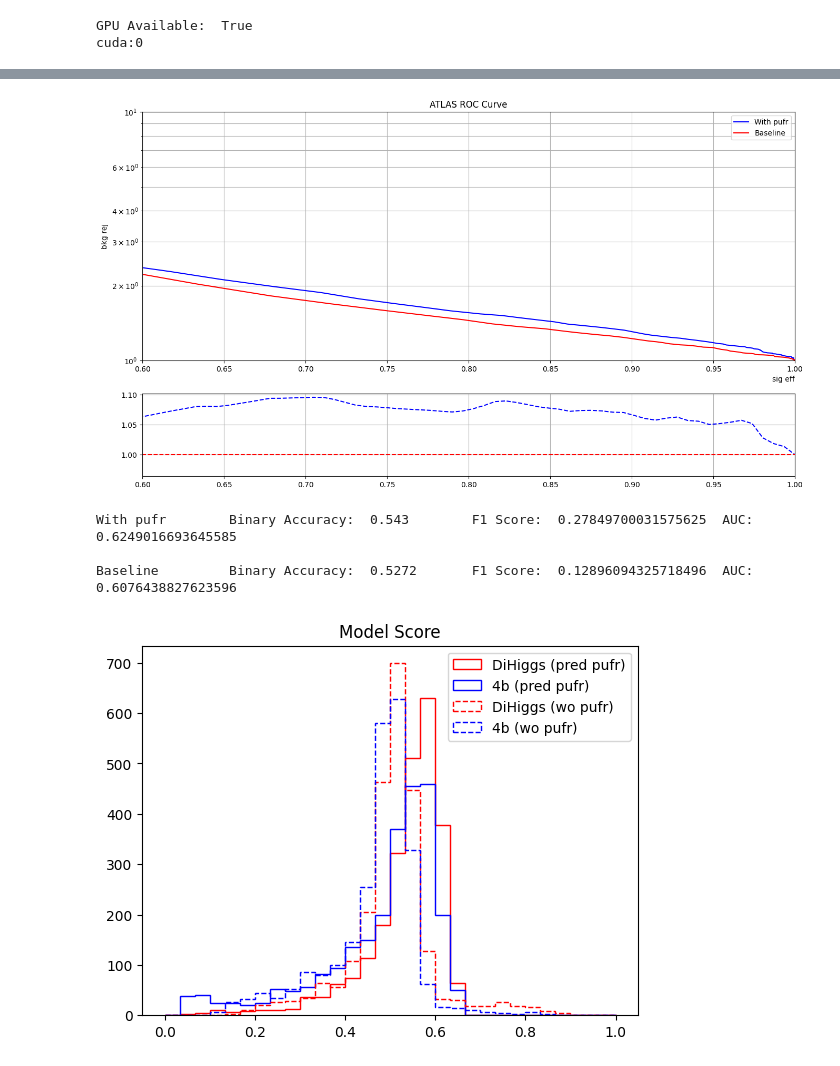
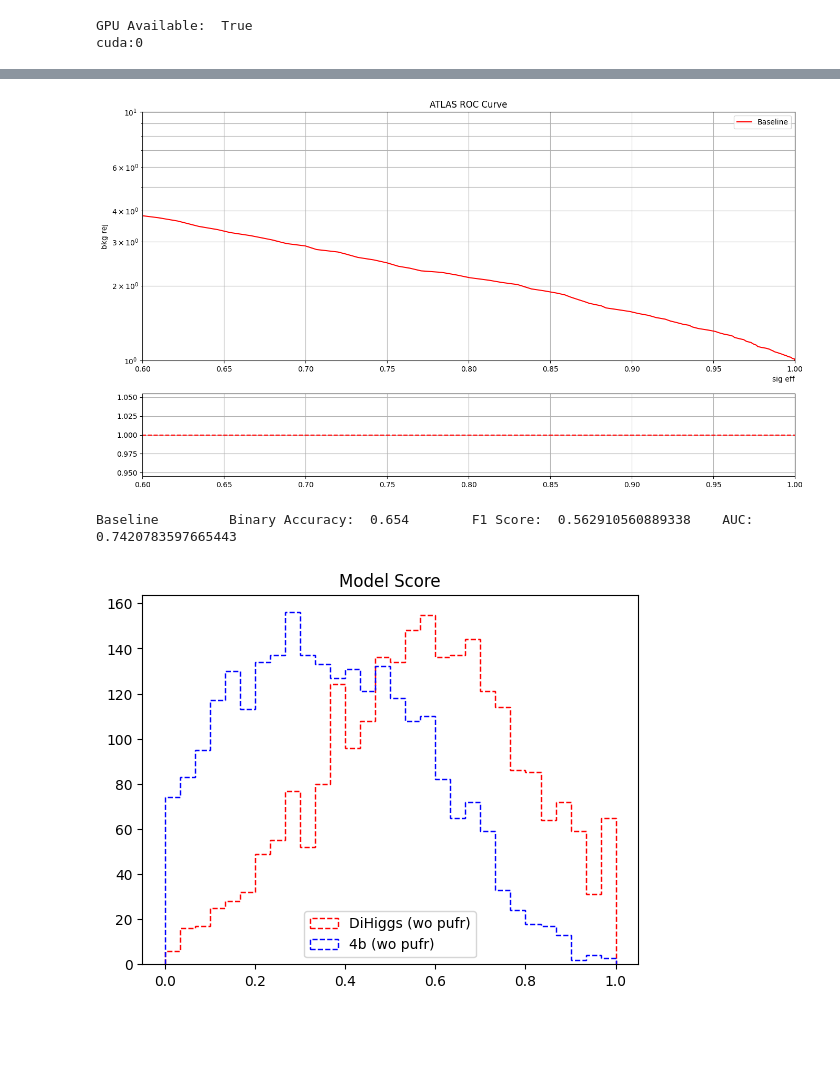
Before and after one commit to LukeV37/Pileup_Project, a Jupyter notebook: analysis/DiHiggs_4b_Attention_Classifier.ipynb, the cells around one changed output, grey strips where cells are left out. Saved outputs shown, nothing was run; the diff lists cells and outputs as text; code cells hidden in the pictures; blank space fills up the shorter version.

Commit message:
working model

```diff
--- a/analysis/DiHiggs_4b_Attention_Classifier.ipynb
+++ b/analysis/DiHiggs_4b_Attention_Classifier.ipynb
@@ -188,13 +188,13 @@ def test_val_train_split(Jets):
     X_val.apply_norm(mean_list, std_list)
     X_test.apply_norm(mean_list, std_list)
 
-    X_train, y_train = X_train.return_dataset(['pt','eta','phi','m','pufr'])
-    X_val, y_val = X_val.return_dataset(['pt','eta','phi','m','pufr'])
-    X_test, y_test = X_test.return_dataset(['pt','eta','phi','m','pufr'])
+    X_train, Edges_train, y_train = X_train.return_dataset(['pt','eta','phi','m','pufr'])
+    X_val, Edges_val, y_val = X_val.return_dataset(['pt','eta','phi','m','pufr'])
+    X_test, Edges_test, y_test = X_test.return_dataset(['pt','eta','phi','m','pufr'])
 
-    return X_train, y_train, X_val, y_val, X_test, y_test
+    return X_train, Edges_train, y_train, X_val, Edges_val, y_val, X_test, Edges_test, y_test
 
-X_train, y_train, X_val, y_val, X_test, y_test = test_val_train_split(jets)
+X_train, Edges_train, y_train, X_val, Edges_val, y_val, X_test, Edges_test, y_test = test_val_train_split(jets)
 # %%
 # Validation plots
 var_list = ['pT','Eta','Phi','Mass']
@@ -362,7 +371,9 @@ def train(model, optimizer, data, epochs=20):
 
     history = {'train_loss':[],'test_loss':[]}
 
-    scheduler = torch.optim.lr_scheduler.StepLR(optimizer, step_size=5, gamma=0.5)
+    step_size=30
+    gamma=0.1
+    scheduler = torch.optim.lr_scheduler.StepLR(optimizer, step_size=step_size, gamma=gamma)
     for e in range(epochs):
         cum_loss_train = []
         cum_loss_val = []
@@ -391,6 +402,9 @@ def train(model, optimizer, data, epochs=20):
         if (e+1)%1==0:
             print('Epoch:',e+1,'\tTrain Loss:',round(float(np.mean(cum_loss_train)),4),'\tVal Loss:',round(float(np.mean(cum_loss_val)),4))
 
+        if (e+1)%step_size==0:
+            print("\tReducing Step Size by ", gamma)
+
     return history
 # %%
 print("GPU Available: ", torch.cuda.is_available())
@@ -403,12 +417,14 @@ cuda:0
 # Use BinaryCrossEntropy for binary classification
 loss_fn = nn.BCELoss()
 
-Epochs = 15
+Epochs = 40
 
+"""
 # Train model with pt,eta,phi,m,pufr
 print("Training with PUFR")
-PUFR = Model(5,32,1).to(device)
-optimizer_pufr = optim.AdamW(PUFR.parameters(), lr=0.0001)
+PUFR = Model(5,16,1).to(device)
+#optimizer_pufr = optim.AdamW(PUFR.parameters(), lr=0.001, weight_decay=0.001)
+optimizer_pufr = optim.Adam(PUFR.parameters(), lr=0.0001)
 #data = [X_train_pufr, Edges_train, y_train, X_val_pufr, Edges_val, y_val]
 data = [X_train_pufr, y_train, X_val_pufr, y_val]
 PUFR_history = train(PUFR, optimizer_pufr, data, epochs=Epochs)
@@ -418,12 +434,13 @@ plt.title("With pufr Loss")
 plt.legend()
 plt.show()
 print()
-
+"""
 
 # Train model with pt,eta,phi,m
 print("Training Baseline")
 Baseline = Model(4,32,1).to(device)
-optimizer_baseline = optim.AdamW(Baseline.parameters(), lr=0.0001)
+#optimizer_baseline = optim.AdamW(Baseline.parameters(), lr=0.001, weight_decay=0.001)
+optimizer_baseline = optim.Adam(Baseline.parameters(), lr=0.0001)
 #data = [X_train_baseline, Edges_train, y_train, X_val_baseline, Edges_val, y_val]
 data = [X_train_baseline, y_train, X_val_baseline, y_val]
 Baseline_history = train(Baseline, optimizer_baseline, data, epochs=Epochs)
@@ -461,8 +472,14 @@ Epoch: 10       Train Loss: 0.693       Val Loss: 0.6899
 # %%
+#########################################################
+### CAREFUL ABOUT PASSING THE OPTIMIZER TO A FUNCTION ###
+###     MAKE OPTIMIZER GLOBAL FOR LR STEP TO WORK     ###
+#########################################################
+
 train_more=False
 if train_more:
-    Epochs = 15
+    Epochs = 30
 
+    """
     #data = [X_train_pufr, Edges_train, y_train, X_val_pufr, Edges_val, y_val]
     data = [X_train_pufr, y_train, X_val_pufr, y_val]
     PUFR_history2 = train(PUFR, optimizer_pufr, data, epochs=Epochs)
@@ -473,6 +490,7 @@ if train_more:
     plt.title("With pufr Loss")
     plt.legend()
     plt.show()
+    """
 
     #data = [X_train_baseline, Edges_train, y_train, X_val_baseline, Edges_val, y_val]
     data = [X_train_baseline, y_train, X_val_baseline, y_val]
@@ -563,18 +548,18 @@ def get_metrics(y_true, y_pred, threshold):
 
 fig, (ax1, ax2) = plt.subplots(2,1,figsize=(16,9), gridspec_kw={'height_ratios': [3, 1]})
 
-pufr_pred = get_predictions(PUFR, [X_test_pufr, Edges_test, y_test])
+#pufr_pred = get_predictions(PUFR, [X_test_pufr, Edges_test, y_test])
 baseline_pred = get_predictions(Baseline, [X_test_baseline, Edges_test, y_test])
 
-x1,y1,th1,AUC1,BA1,f11 = get_metrics(y_test, pufr_pred, 0.6)
+#x1,y1,th1,AUC1,BA1,f11 = get_metrics(y_test, pufr_pred, 0.6)
 x2,y2,th2,AUC2,BA2,f12 = get_metrics(y_test, baseline_pred, 0.6)
 
 ax1.set_title("ATLAS ROC Curve")
 ax1.set_xlabel("sig eff",loc='right')
 ax1.set_ylabel("bkg rej")
 
-ax1.plot(x1,y1, label="With pufr",color='b')
-AUC = "All Jets ROC AUC: " + str(round(AUC1,4))
+#ax1.plot(x1,y1, label="With pufr",color='b')
+#AUC = "All Jets ROC AUC: " + str(round(AUC1,4))
 #ax1.text(0.71,8,AUC)
 
 ax1.plot(x2,y2, label="Baseline",color='r')
@@ -582,11 +567,11 @@ AUC = "Leading ROC AUC: " + str(round(AUC2,4))
 #ax1.text(0.71,4,AUC)
 
 # Plot ratio plot
-x = 1-np.flip(th1)
-ratio1 = np.interp(x,np.flip(x1),np.flip(y1))/np.interp(x,np.flip(x2),np.flip(y2))
+x = 1-np.flip(th2)
+#ratio1 = np.interp(x,np.flip(x1),np.flip(y1))/np.interp(x,np.flip(x2),np.flip(y2))
 ratio2 = np.interp(x,np.flip(x2),np.flip(y2))/np.interp(x,np.flip(x2),np.flip(y2))
 
-ax2.plot(x,ratio1,linestyle='--',color='b')
+#ax2.plot(x,ratio1,linestyle='--',color='b')
 ax2.plot(x,ratio2,linestyle='--',color='r')
 
 # General Plot Settings
@@ -599,28 +584,26 @@ ax1.set_xlim(0.6,1)
 ax2.set_xlim(0.6,1)
 plt.show()
 
-print("With pufr\t","Binary Accuracy: ", BA1, "\tF1 Score: ", f11, "\tAUC: ", AUC1)
+#print("With pufr\t","Binary Accuracy: ", BA1, "\tF1 Score: ", f11, "\tAUC: ", AUC1)
 print("")
 print("Baseline\t","Binary Accuracy: ", BA2, "\tF1 Score: ", f12, "\tAUC: ", AUC2)
 print("")
 # %% [output]
-[figure, old version]
+[figure, new version]
-With pufr        Binary Accuracy:  0.543        F1 Score:  0.27849700031575625  AUC:  0.6249016693645585
-
-Baseline         Binary Accuracy:  0.5272       F1 Score:  0.12896094325718496  AUC:  0.6076438827623596
+Baseline         Binary Accuracy:  0.654        F1 Score:  0.562910560889338    AUC:  0.7420783597665443
 # %%
 mask = y_test==1
 
 plt.title("Model Score")
 
-plt.hist(pufr_pred[mask],color='r',histtype='step',label='DiHiggs (pred pufr)',bins=30,range=(0,1))
-plt.hist(pufr_pred[~mask],color='b',histtype='step',label='4b (pred pufr)',bins=30,range=(0,1))
+#plt.hist(pufr_pred[mask],color='r',histtype='step',label='DiHiggs (pred pufr)',bins=30,range=(0,1))
+#plt.hist(pufr_pred[~mask],color='b',histtype='step',label='4b (pred pufr)',bins=30,range=(0,1))
 
 plt.hist(baseline_pred[mask],color='r',histtype='step',label='DiHiggs (wo pufr)',bins=30,range=(0,1),linestyle='--')
 plt.hist(baseline_pred[~mask],color='b',histtype='step',label='4b (wo pufr)',bins=30,range=(0,1),linestyle='--')
 
 #plt.yscale('log')
 plt.legend()
 plt.show()
 # %% [output]
-[figure, old version]
+[figure, new version]
```
Also changed, not shown: parts of 12 cells of this notebook.
